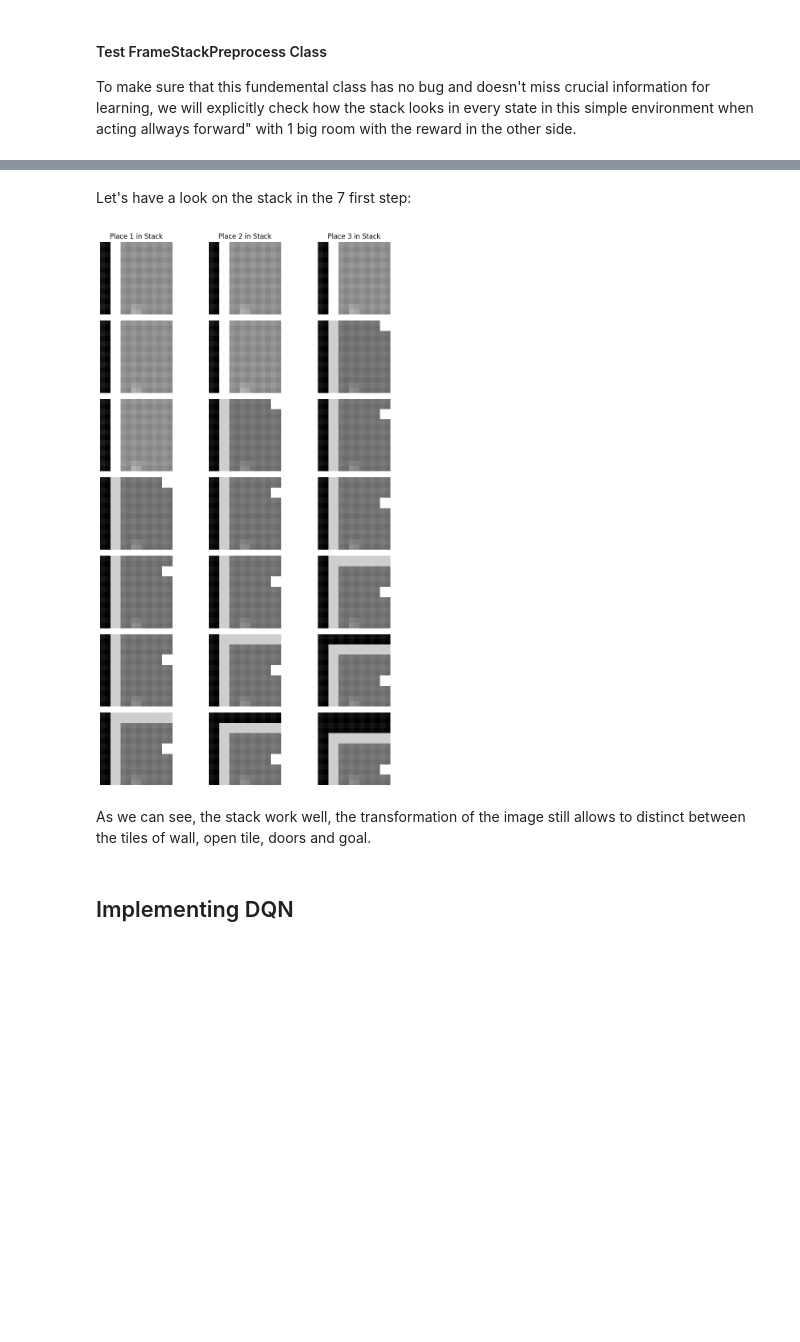
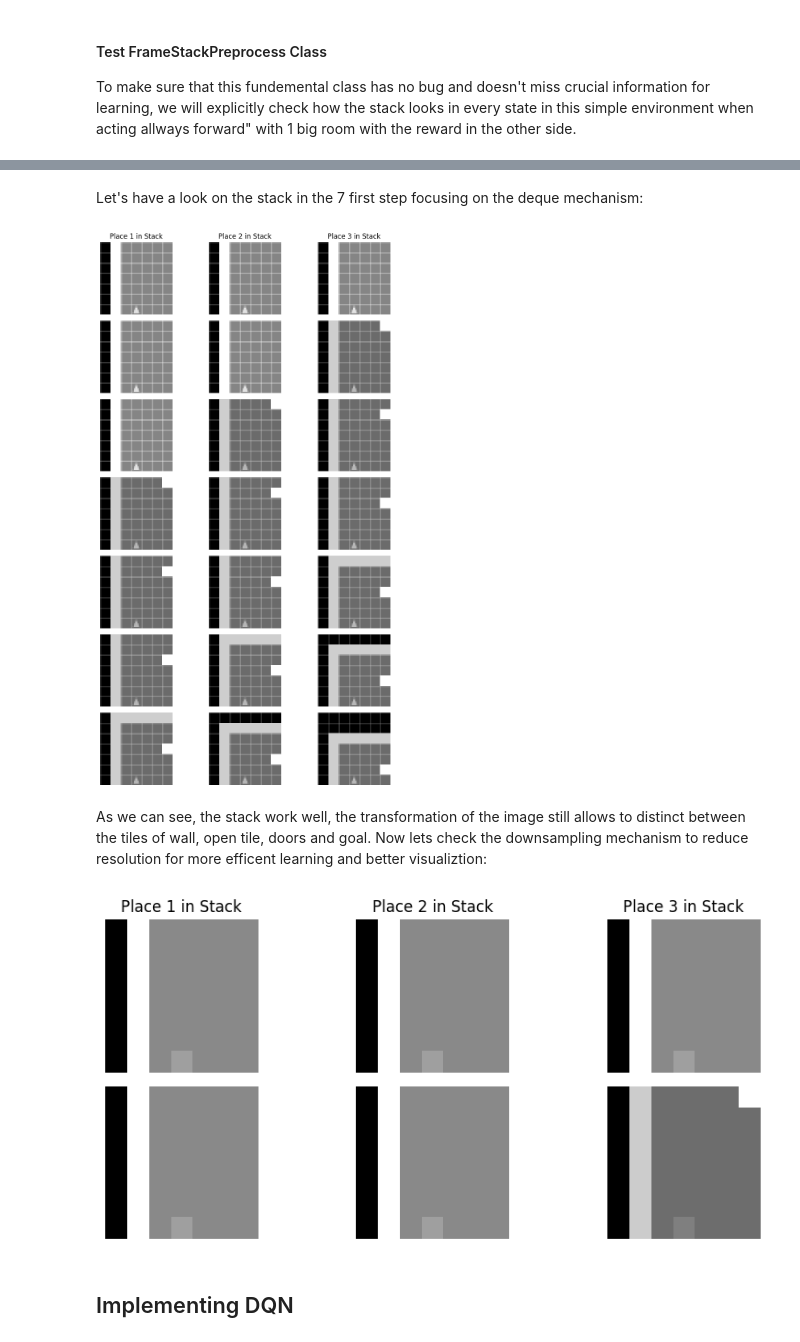
Before and after one commit to yGit741/RL-final, a Jupyter notebook: RL_final.ipynb, the cells around one changed output, grey strips where cells are left out. Cells and saved outputs as stored; diff of their text form; code cells hidden in the pictures; blank space fills up the shorter version.

```diff
--- a/RL_final.ipynb
+++ b/RL_final.ipynb
@@ -327,7 +302,8 @@ array([[[100, 100, 100],
 # %% [markdown]
-Let's have a look on the stack in the 7 first step:
+Let's have a look on the stack in the 7 first step focusing on the deque mechanism:
 # %%
-frame_stack = FrameStackPreprocess()
+env, obs = create_multiroom_env(1, 50, seed=333)
+frame_stack = FrameStackPreprocess(downsample_size=(56, 56))
 frame_stack.reset(obs)
 frame_stack.get_stack().shape
 
@@ -367,9 +343,18 @@ def visualize_frame_stack(env, preprocessor, policy, N=7):
 
 visualize_frame_stack(env, frame_stack, lambda env: 2)
 # %% [output]
-[figure, old version]
+[figure, new version]
 # %% [markdown]
 As we can see, the stack work well, the transformation of the image still allows to distinct between the tiles of wall, open tile, doors and goal.
+Now lets check the downsampling mechanism to reduce resolution for more efficent learning and better visualiztion:
+# %%
+env, obs = create_multiroom_env(1, 50, seed=333)
+frame_stack = FrameStackPreprocess(downsample_size=(7, 7))
+frame_stack.reset(obs)
+frame_stack.get_stack().shape
+visualize_frame_stack(env, frame_stack, lambda env: 2, N=2)
+# %% [output]
+[figure, added]
 # %% [markdown]
 ## Implementing DQN
 # %% [markdown]
```
Also changed, not shown: parts of 37 cells of this notebook, 2 other files.
